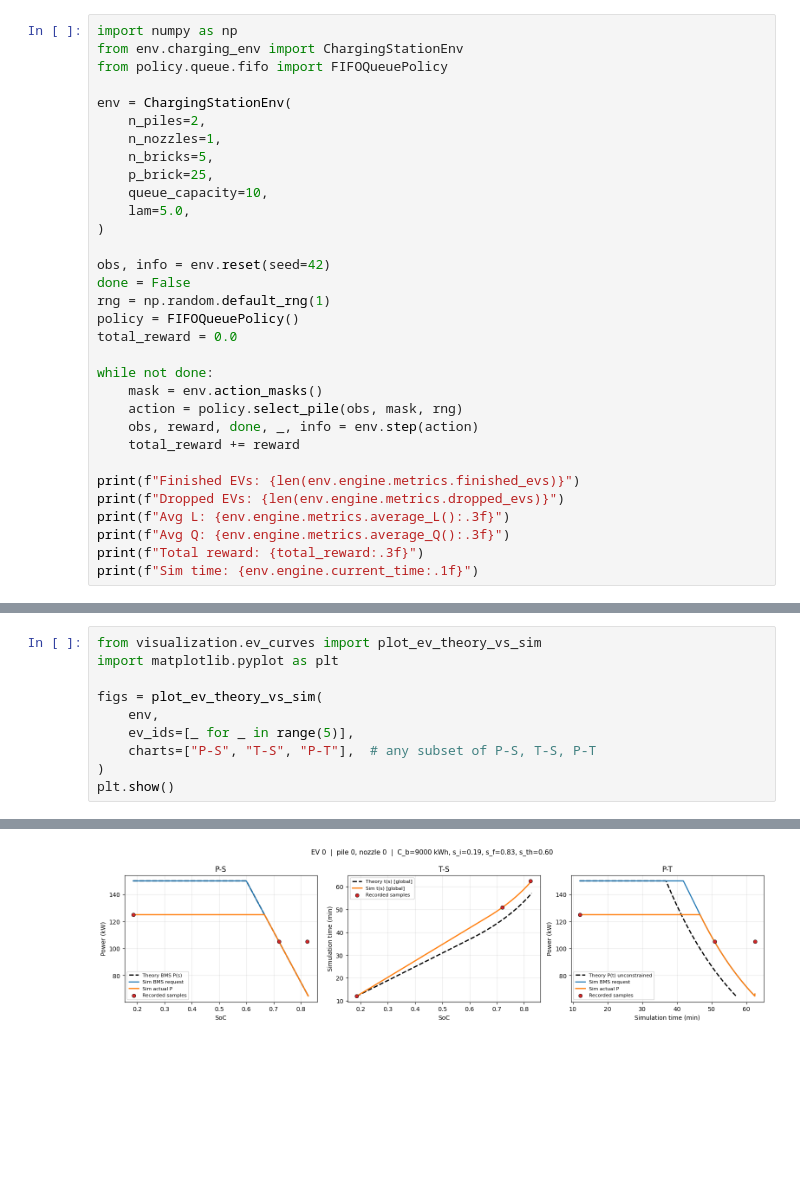
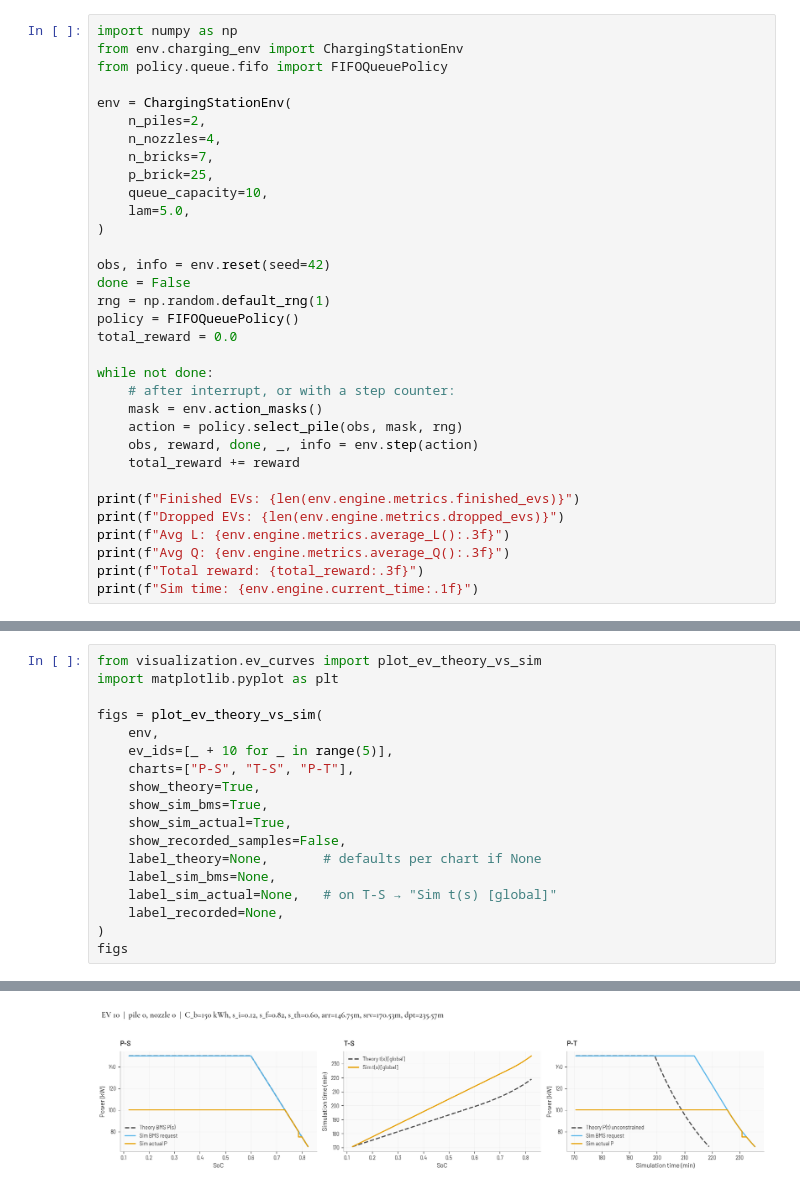
Before and after one commit to saneiimo/ChargingStationQueueing, a Jupyter notebook: main.ipynb, the cells around one changed output, grey strips where cells are left out. Cells and saved outputs as stored; diff of their text form; blank space fills up the shorter version.

```diff
--- a/main.ipynb
+++ b/main.ipynb
@@ -5,8 +5,8 @@ from policy.queue.fifo import FIFOQueuePolicy
 
 env = ChargingStationEnv(
     n_piles=2,
-    n_nozzles=1,
-    n_bricks=5,
+    n_nozzles=4,
+    n_bricks=7,
     p_brick=25,
     queue_capacity=10,
     lam=5.0,
@@ -19,6 +19,7 @@ policy = FIFOQueuePolicy()
 total_reward = 0.0
 
 while not done:
+    # after interrupt, or with a step counter:
     mask = env.action_masks()
     action = policy.select_pile(obs, mask, rng)
     obs, reward, done, _, info = env.step(action)
@@ -92,8 +103,16 @@ import matplotlib.pyplot as plt
 
 figs = plot_ev_theory_vs_sim(
     env,
-    ev_ids=[_ for _ in range(5)],
-    charts=["P-S", "T-S", "P-T"],  # any subset of P-S, T-S, P-T
+    ev_ids=[_ + 10 for _ in range(5)],
+    charts=["P-S", "T-S", "P-T"],
+    show_theory=True,
+    show_sim_bms=True,
+    show_sim_actual=True,
+    show_recorded_samples=False,
+    label_theory=None,       # defaults per chart if None
+    label_sim_bms=None,
+    label_sim_actual=None,   # on T-S → "Sim t(s) [global]"
+    label_recorded=None,
 )
-plt.show()
+figs
 # %% [output]
@@ -105 +129 @@ Plotting EV 4 (pile 1, nozzle 0), charts=['P-S', 'T-S', 'P-T'], trace_len=2
-[figure, old version]
+[figure, new version]
```
Also changed, not shown: parts of 10 cells of this notebook.
